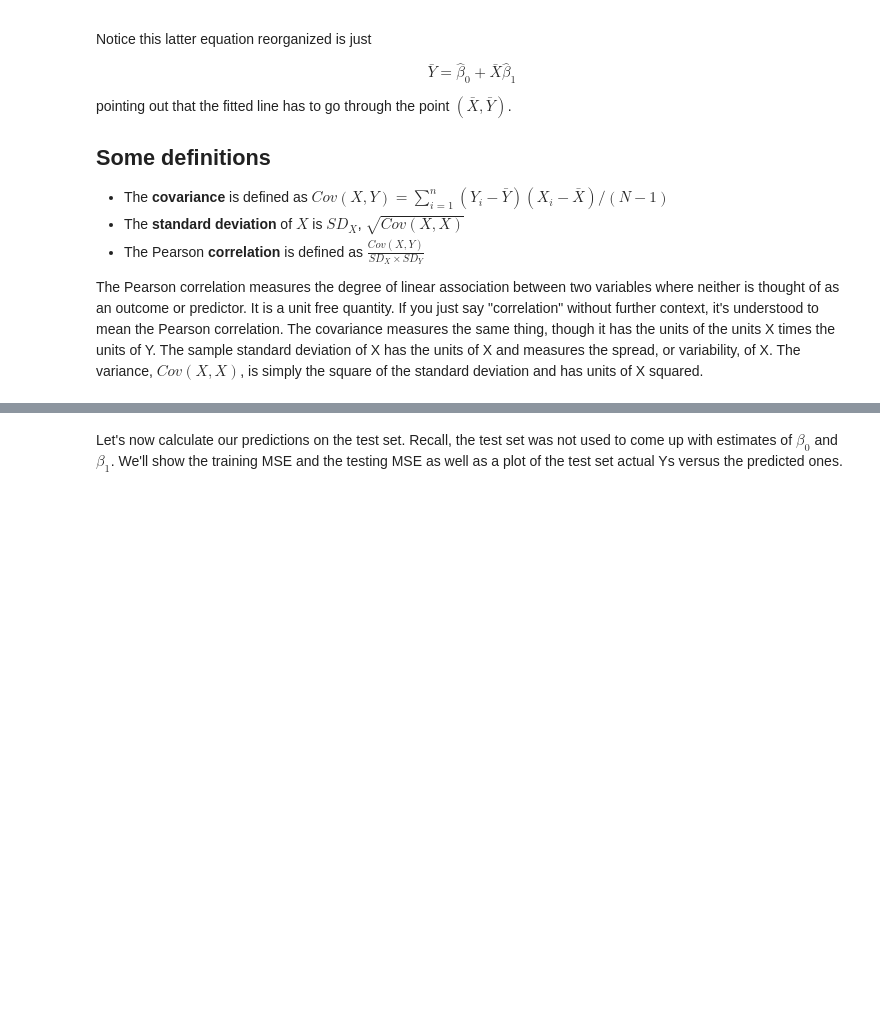
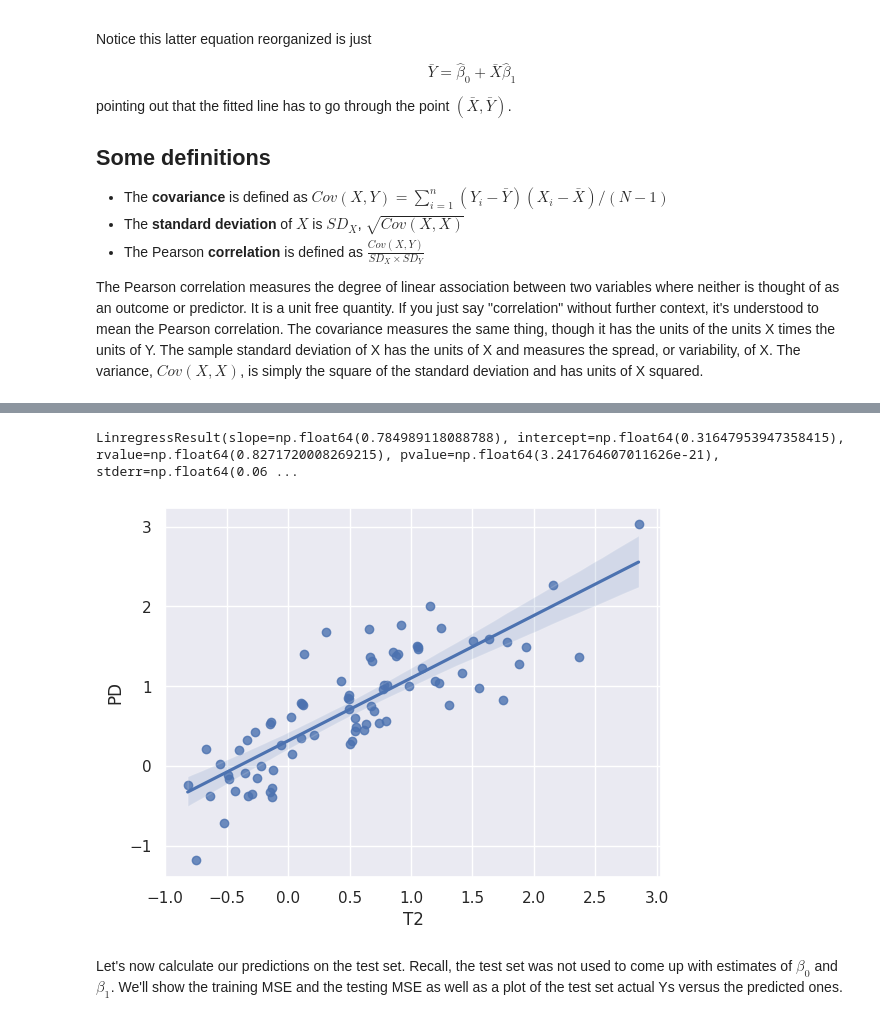
Before and after one commit to smart-stats/ds4bio_book, a Jupyter notebook: book/regression.ipynb, the cells around one changed output, grey strips where cells are left out. Saved outputs shown, nothing was run; the diff lists cells and outputs as text; code cells hidden in the pictures; blank space fills up the shorter version.

```diff
--- a/book/regression.ipynb
+++ b/book/regression.ipynb
@@ -105,6 +104,9 @@ TypeError: scatterplot() takes from 0 to 1 positional arguments but 2 were given
 # %%
 print(st.linregress(x = xtrain, y = ytrain))
-sns.regplot(xtrain, ytrain)
+sns.regplot(x=xtrain, y=ytrain);
+# %% [output]
+LinregressResult(slope=np.float64(0.784989118088788), intercept=np.float64(0.31647953947358415), rvalue=np.float64(0.8271720008269215), pvalue=np.float64(3.241764607011626e-21), stderr=np.float64(0.06 ...
+[figure, added]
 # %% [markdown]
 Let's now calculate our predictions on the test set. Recall, the test set was not used to come up with estimates of $\beta_0$ and $\beta_1$. We'll show the training MSE and the testing MSE as well as a plot of the test set actual Ys versus the predicted ones.
 # %%
```
Also changed, not shown: parts of 1 cell of this notebook, 12 other files.
